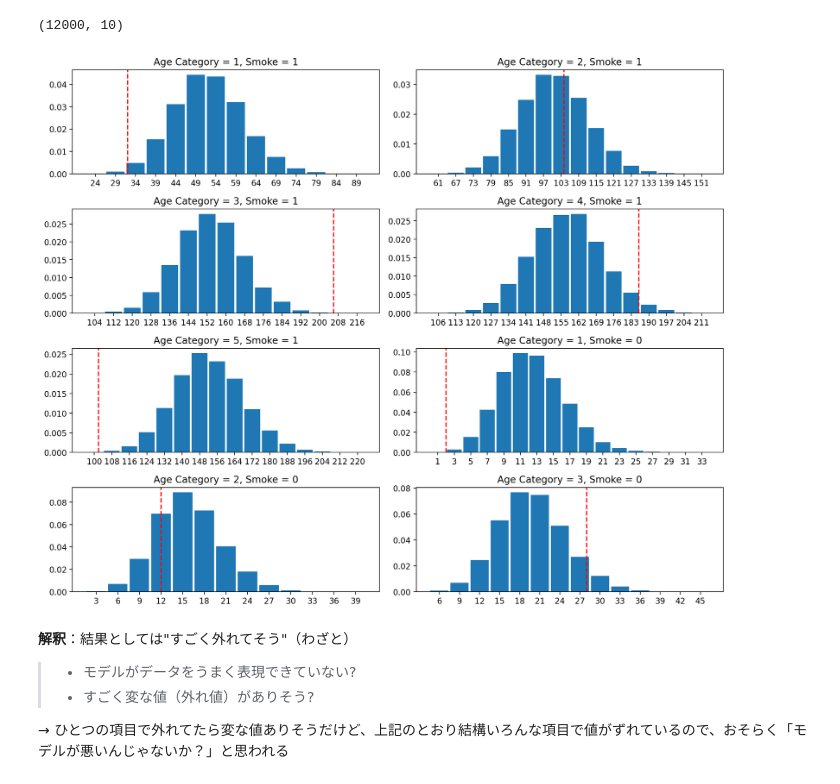
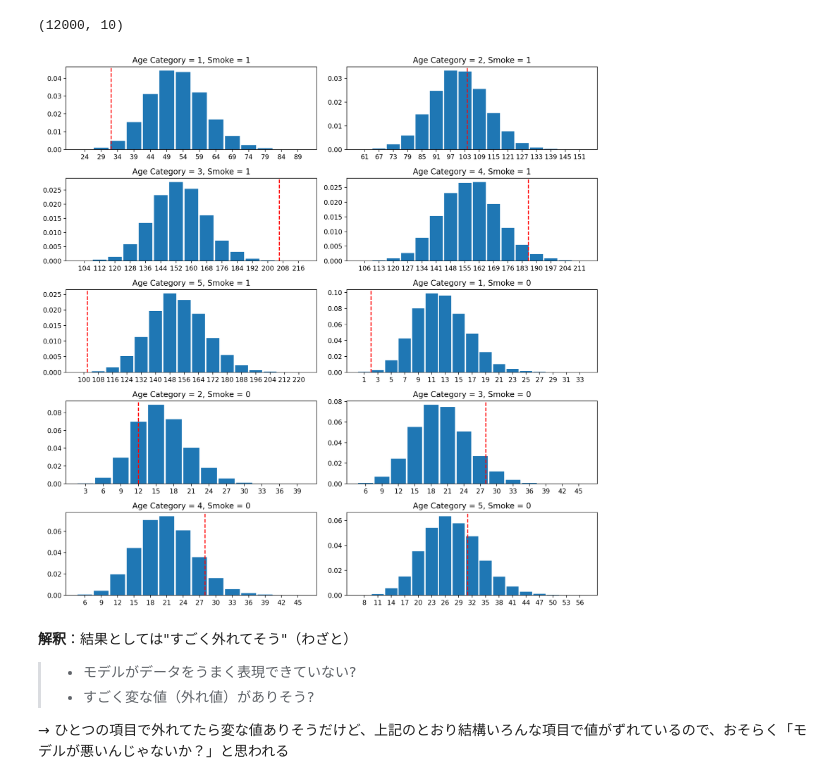
Before and after one commit to kazutax/AB_test, a Jupyter notebook: notebook/007_03_ポワソン回帰.ipynb, the cells around one changed output. Cells and saved outputs as stored; diff of their text form; code cells hidden in the pictures.

```diff
--- a/notebook/007_03_ポワソン回帰.ipynb
+++ b/notebook/007_03_ポワソン回帰.ipynb
@@ -179,17 +179,17 @@ ppc_samples['obs'].shape
 # %%
 fig = plt.figure(figsize = (12, 12))
 
-for k in range(8):
+for k in range(10):
 
     ax = fig.add_subplot(5, 2, k+1)
 
     az.plot_dist(ppc_samples['obs'][:, k]) # ppc_samples の　obs なので mcmc で作ったサンプル(実際の観測データ10個に対して)
     ax.axvline(deaths[k], color = 'r', linestyle = 'dashed') # deaths　は実際の観測データ（8個）
     ax.set_title('Age Category = {}, Smoke = {}'.format(agecat[k], smoke[k]))
 
 plt.tight_layout()
 # %% [output]
-[figure, old version]
+[figure, new version]
 # %% [markdown]
 **解釈**：結果としては"すごく外れてそう"（わざと）
 > + モデルがデータをうまく表現できていない?<br>
```
Also changed, not shown: parts of 18 cells of this notebook, 1 other file.
